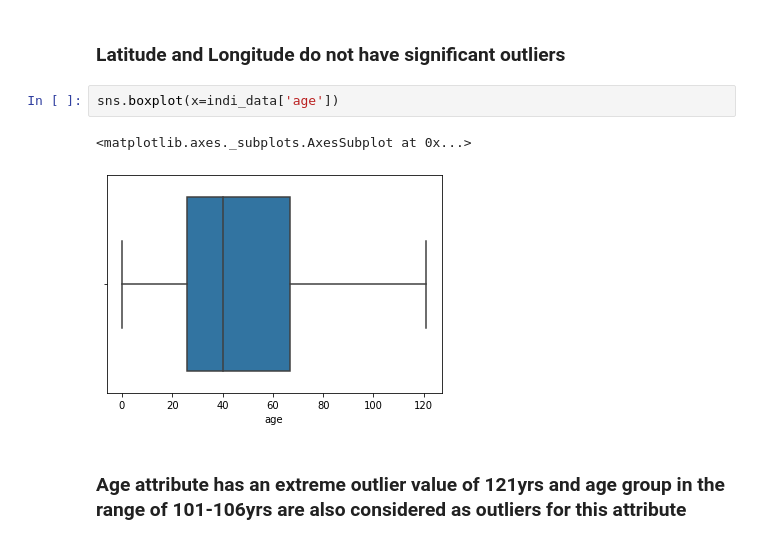
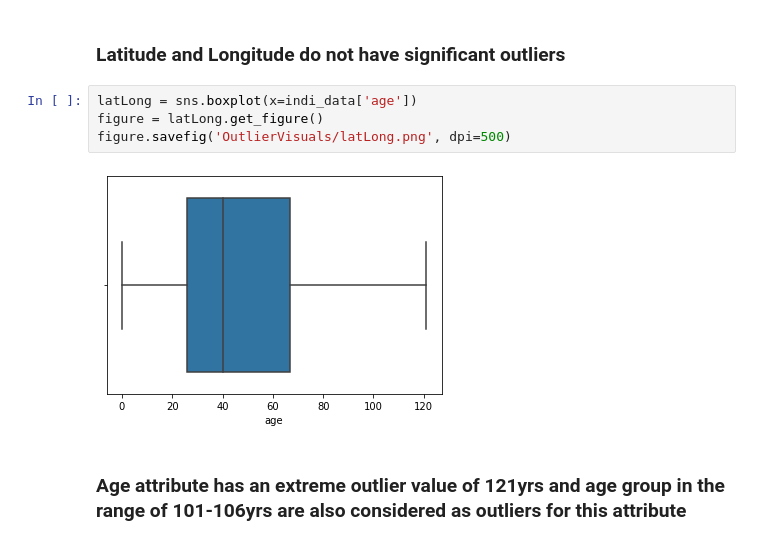
Before and after one commit to rsehmbi/covid19, a Jupyter notebook: Outliers.ipynb, the cells around one changed output. Cells and saved outputs as stored; diff of their text form.

```diff
--- a/Outliers.ipynb
+++ b/Outliers.ipynb
@@ -52,10 +54,11 @@ plt.show()
 # %% [markdown]
 ### Latitude and Longitude do not have significant outliers
-# %%
-sns.boxplot(x=indi_data['age'])
-# %% [output]
-<matplotlib.axes._subplots.AxesSubplot at 0x...>
-[figure, removed]
+# %%
+latLong = sns.boxplot(x=indi_data['age'])
+figure = latLong.get_figure()
+figure.savefig('OutlierVisuals/latLong.png', dpi=500)
+# %% [output]
+[figure, added]
 # %% [markdown]
 ### Age attribute has an extreme outlier value of 121yrs and age group in the range of 101-106yrs are also considered as outliers for this attribute
 # %%
```
Also changed, not shown: parts of 22 cells of this notebook, 19 other files.
